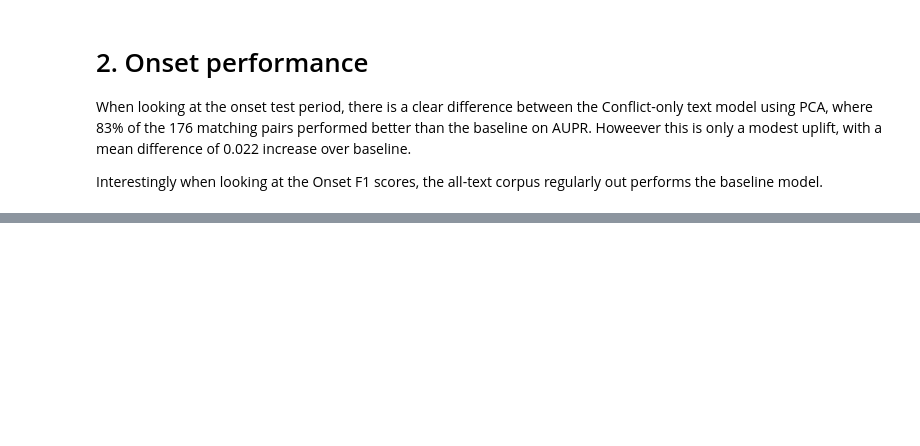
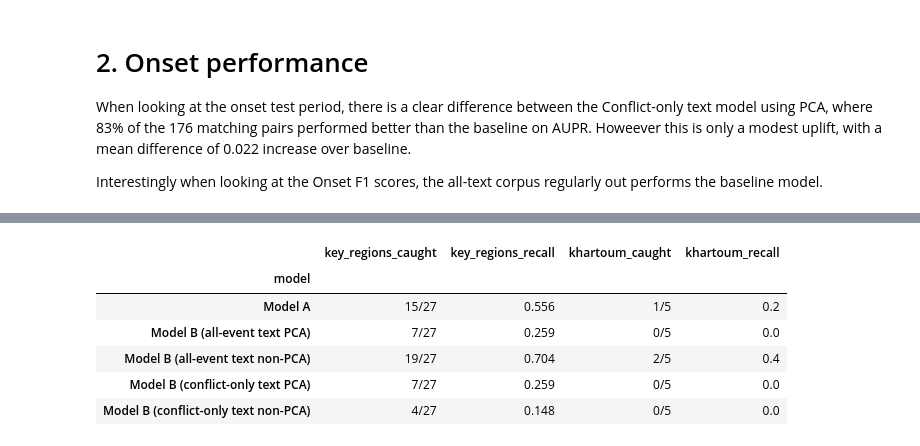
Before and after one commit to eviejones/msc-final-project, a Jupyter notebook: evaluation/results.ipynb, the cells around one changed output, grey strips where cells are left out. Saved outputs shown, nothing was run; the diff lists cells and outputs as text; code cells hidden in the pictures; blank space fills up the shorter version.

```diff
--- a/evaluation/results.ipynb
+++ b/evaluation/results.ipynb
@@ -96,0 +124,38 @@ Interestingly when looking at the Onset F1 scores, the all-text corpus regularly
+# %%
+KEY_REGIONS = [
+    "Khartoum", "North Darfur", "South Darfur", "West Darfur",
+    "Central Darfur", "East Darfur", "West Kordofan", "South Kordofan",
+]
+
+def region_recall_table(onset_pred_df, regions, model_col="model"):
+    rows = []
+    for model, grp in onset_pred_df.groupby(model_col):
+        key_region_rows = grp[grp["region"].isin(regions)]
+        khartoum_rows = grp[grp["region"] == "Khartoum"]
+
+        def recall(sub):
+            n_true = sub["y_true"].sum()
+            n_caught = ((sub["y_true"] == 1) & (sub["y_pred"] == 1)).sum()
+            return n_caught, n_true, (n_caught / n_true if n_true else float("nan"))
+
+        n_caught, n_true, key_recall = recall(key_region_rows)
+        kh_caught, kh_true, kh_recall = recall(khartoum_rows)
+
+        rows.append({
+            "model": model,
+            "key_regions_caught": f"{n_caught}/{n_true}",
+            "key_regions_recall": round(key_recall, 3),
+            "khartoum_caught": f"{kh_caught}/{kh_true}",
+            "khartoum_recall": round(kh_recall, 3),
+        })
+    return pd.DataFrame(rows).set_index("model")
+
+region_recall_table(best_model_onset_pred, KEY_REGIONS)
+# %% [output]
+|  | key_regions_caught | key_regions_recall | khartoum_caught | khartoum_recall |
+| model |  |  |  |  |
+| Model A | 15/27 | 0.556 | 1/5 | 0.2 |
+| Model B (all-event text PCA) | 7/27 | 0.259 | 0/5 | 0.0 |
+| Model B (all-event text non-PCA) | 19/27 | 0.704 | 2/5 | 0.4 |
+| Model B (conflict-only text PCA) | 7/27 | 0.259 | 0/5 | 0.0 |
+| Model B (conflict-only text non-PCA) | 4/27 | 0.148 | 0/5 | 0.0 |
```
Also changed, not shown: parts of 35 cells of this notebook.
